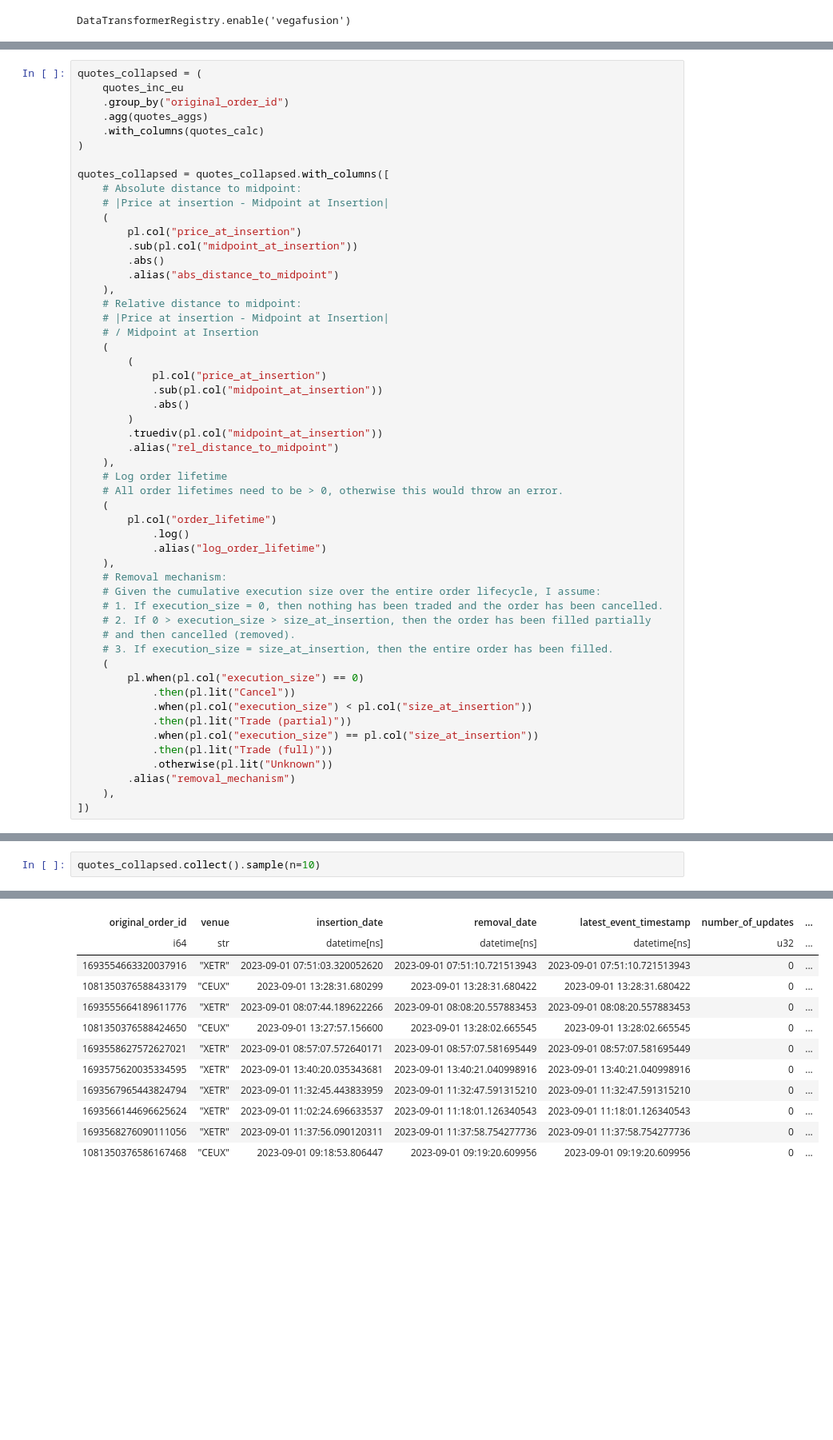
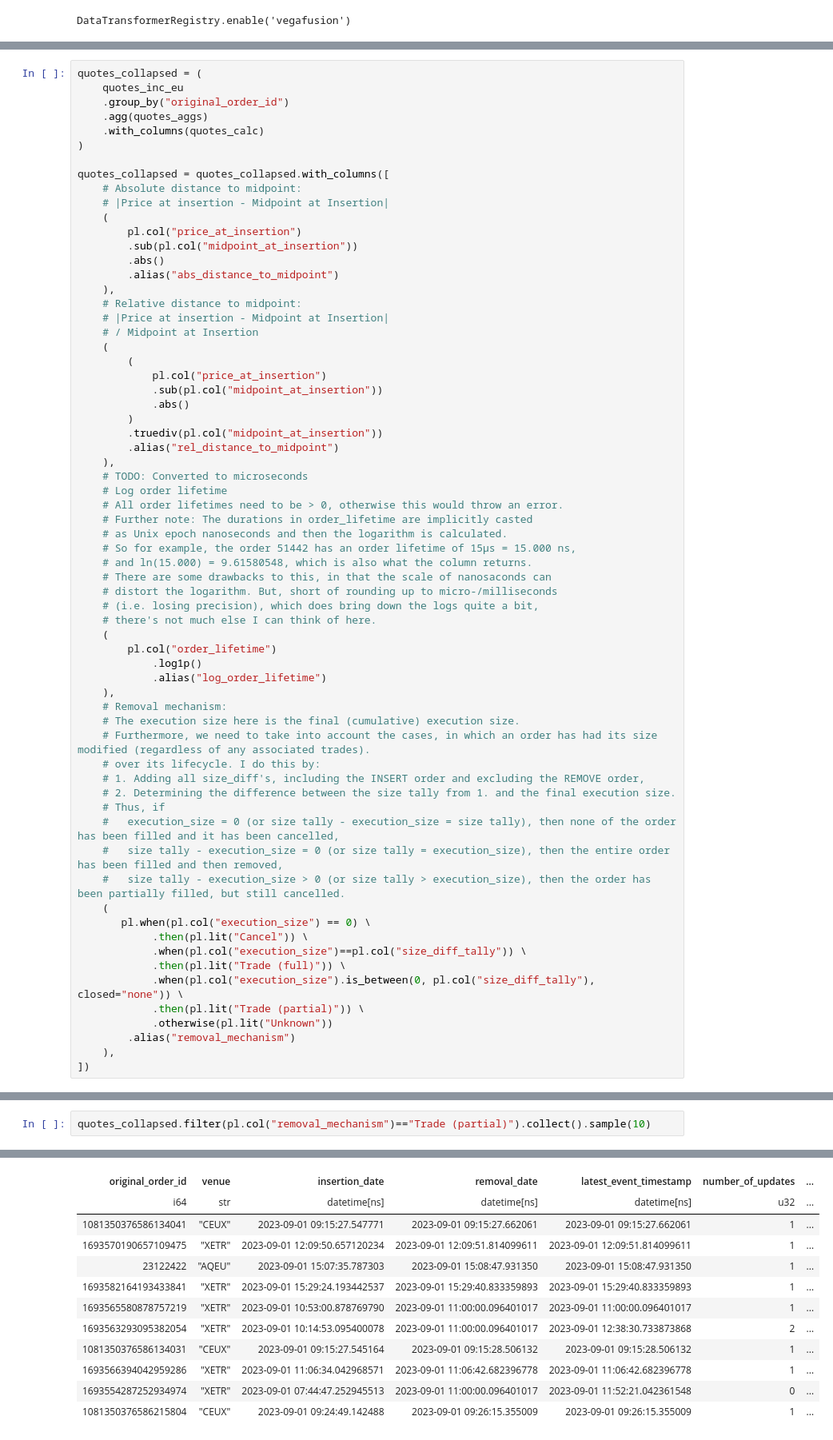
Before and after one commit to tsetsinaydenov/financial-data-science, a Jupyter notebook: main.ipynb, the cells around one changed output, grey strips where cells are left out. Shown at 80% size. Saved outputs shown, nothing was run; the diff lists cells and outputs as text; blank space fills up the shorter version.

Commit message:
Further analyses

```diff
--- a/main.ipynb
+++ b/main.ipynb
@@ -261,26 +383,39 @@ quotes_collapsed = quotes_collapsed.with_columns([
         .truediv(pl.col("midpoint_at_insertion"))
         .alias("rel_distance_to_midpoint")
     ),
+    # TODO: Converted to microseconds
     # Log order lifetime
     # All order lifetimes need to be > 0, otherwise this would throw an error.
+    # Further note: The durations in order_lifetime are implicitly casted
+    # as Unix epoch nanoseconds and then the logarithm is calculated.
+    # So for example, the order 51442 has an order lifetime of 15µs	= 15.000 ns,
+    # and ln(15.000) = 9.61580548, which is also what the column returns.
+    # There are some drawbacks to this, in that the scale of nanosaconds can
+    # distort the logarithm. But, short of rounding up to micro-/milliseconds
+    # (i.e. losing precision), which does bring down the logs quite a bit,
+    # there's not much else I can think of here.
     (
         pl.col("order_lifetime")
-            .log()
+            .log1p()
             .alias("log_order_lifetime")
     ),
     # Removal mechanism:
-    # Given the cumulative execution size over the entire order lifecycle, I assume:
-    # 1. If execution_size = 0, then nothing has been traded and the order has been cancelled.
-    # 2. If 0 > execution_size > size_at_insertion, then the order has been filled partially
-    # and then cancelled (removed).
-    # 3. If execution_size = size_at_insertion, then the entire order has been filled.
+    # The execution size here is the final (cumulative) execution size.
+    # Furthermore, we need to take into account the cases, in which an order has had its size modified (regardless of any associated trades).
+    # over its lifecycle. I do this by:
+    # 1. Adding all size_diff's, including the INSERT order and excluding the REMOVE order,
+    # 2. Determining the difference between the size tally from 1. and the final execution size.
+    # Thus, if
+    #   execution_size = 0 (or size tally - execution_size = size tally), then none of the order has been filled and it has been cancelled,
+    #   size tally - execution_size = 0 (or size tally = execution_size), then the entire order has been filled and then removed,
+    #   size tally - execution_size > 0 (or size tally > execution_size), then the order has been partially filled, but still cancelled.
     (
-        pl.when(pl.col("execution_size") == 0)
-            .then(pl.lit("Cancel"))
-            .when(pl.col("execution_size") < pl.col("size_at_insertion"))
-            .then(pl.lit("Trade (partial)"))
-            .when(pl.col("execution_size") == pl.col("size_at_insertion"))
-            .then(pl.lit("Trade (full)"))
+       pl.when(pl.col("execution_size") == 0) \
+            .then(pl.lit("Cancel")) \
+            .when(pl.col("execution_size")==pl.col("size_diff_tally")) \
+            .then(pl.lit("Trade (full)")) \
+            .when(pl.col("execution_size").is_between(0, pl.col("size_diff_tally"), closed="none")) \
+            .then(pl.lit("Trade (partial)")) \
             .otherwise(pl.lit("Unknown"))
         .alias("removal_mechanism")
     ),
@@ -322,3 +571,3 @@ shape: (10, 34)
 # %%
-quotes_collapsed.collect().sample(n=10)
+quotes_collapsed.filter(pl.col("removal_mechanism")=="Trade (partial)").collect().sample(10)
 # %% [output]
@@ -326,13 +575,13 @@ shape: (10, 20)
 | original_order_id | venue | insertion_date | removal_date | latest_event_timestamp | number_of_updates | ... |
 | i64 | str | datetime[ns] | datetime[ns] | datetime[ns] | u32 | ... |
-| 1693554663320037916 | "XETR" | 2023-09-01 07:51:03.320052620 | 2023-09-01 07:51:10.721513943 | 2023-09-01 07:51:10.721513943 | 0 | ... |
-| 1081350376588433179 | "CEUX" | 2023-09-01 13:28:31.680299 | 2023-09-01 13:28:31.680422 | 2023-09-01 13:28:31.680422 | 0 | ... |
-| 1693555664189611776 | "XETR" | 2023-09-01 08:07:44.189622266 | 2023-09-01 08:08:20.557883453 | 2023-09-01 08:08:20.557883453 | 0 | ... |
-| 1081350376588424650 | "CEUX" | 2023-09-01 13:27:57.156600 | 2023-09-01 13:28:02.665545 | 2023-09-01 13:28:02.665545 | 0 | ... |
-| 1693558627572627021 | "XETR" | 2023-09-01 08:57:07.572640171 | 2023-09-01 08:57:07.581695449 | 2023-09-01 08:57:07.581695449 | 0 | ... |
-| 1693575620035334595 | "XETR" | 2023-09-01 13:40:20.035343681 | 2023-09-01 13:40:21.040998916 | 2023-09-01 13:40:21.040998916 | 0 | ... |
-| 1693567965443824794 | "XETR" | 2023-09-01 11:32:45.443833959 | 2023-09-01 11:32:47.591315210 | 2023-09-01 11:32:47.591315210 | 0 | ... |
-| 1693566144696625624 | "XETR" | 2023-09-01 11:02:24.696633537 | 2023-09-01 11:18:01.126340543 | 2023-09-01 11:18:01.126340543 | 0 | ... |
-| 1693568276090111056 | "XETR" | 2023-09-01 11:37:56.090120311 | 2023-09-01 11:37:58.754277736 | 2023-09-01 11:37:58.754277736 | 0 | ... |
-| 1081350376586167468 | "CEUX" | 2023-09-01 09:18:53.806447 | 2023-09-01 09:19:20.609956 | 2023-09-01 09:19:20.609956 | 0 | ... |
+| 1081350376586134041 | "CEUX" | 2023-09-01 09:15:27.547771 | 2023-09-01 09:15:27.662061 | 2023-09-01 09:15:27.662061 | 1 | ... |
+| 1693570190657109475 | "XETR" | 2023-09-01 12:09:50.657120234 | 2023-09-01 12:09:51.814099611 | 2023-09-01 12:09:51.814099611 | 1 | ... |
+| 23122422 | "AQEU" | 2023-09-01 15:07:35.787303 | 2023-09-01 15:08:47.931350 | 2023-09-01 15:08:47.931350 | 1 | ... |
+| 1693582164193433841 | "XETR" | 2023-09-01 15:29:24.193442537 | 2023-09-01 15:29:40.833359893 | 2023-09-01 15:29:40.833359893 | 1 | ... |
+| 1693565580878757219 | "XETR" | 2023-09-01 10:53:00.878769790 | 2023-09-01 11:00:00.096401017 | 2023-09-01 11:00:00.096401017 | 1 | ... |
+| 1693563293095382054 | "XETR" | 2023-09-01 10:14:53.095400078 | 2023-09-01 11:00:00.096401017 | 2023-09-01 12:38:30.733873868 | 2 | ... |
+| 1081350376586134031 | "CEUX" | 2023-09-01 09:15:27.545164 | 2023-09-01 09:15:28.506132 | 2023-09-01 09:15:28.506132 | 1 | ... |
+| 1693566394042959286 | "XETR" | 2023-09-01 11:06:34.042968571 | 2023-09-01 11:06:42.682396778 | 2023-09-01 11:06:42.682396778 | 1 | ... |
+| 1693554287252934974 | "XETR" | 2023-09-01 07:44:47.252945513 | 2023-09-01 11:00:00.096401017 | 2023-09-01 11:52:21.042361548 | 0 | ... |
+| 1081350376586215804 | "CEUX" | 2023-09-01 09:24:49.142488 | 2023-09-01 09:26:15.355009 | 2023-09-01 09:26:15.355009 | 1 | ... |
 # %%
```
Also changed, not shown: parts of 18 cells of this notebook, 1 other file.
